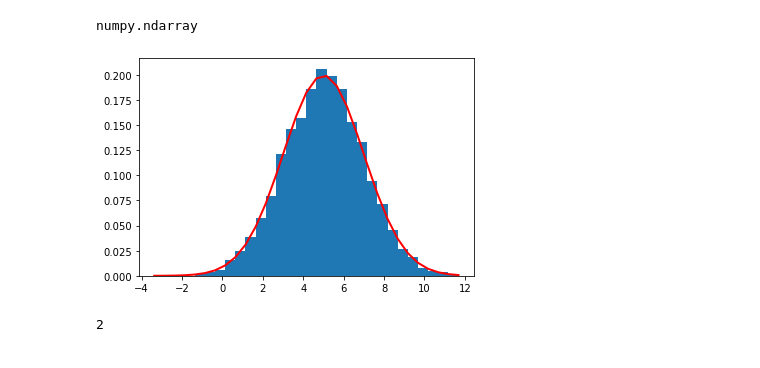
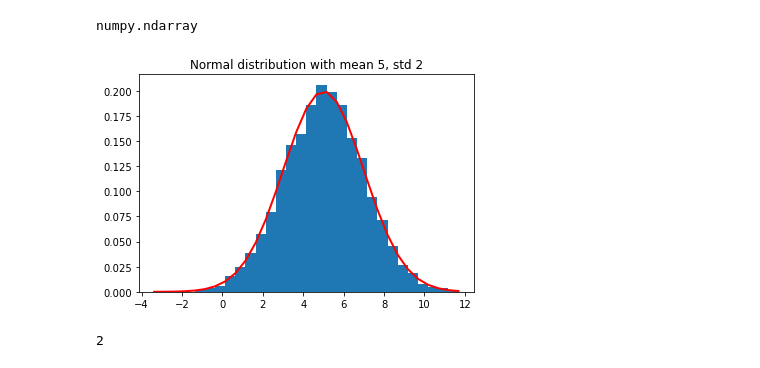
Before and after one commit to sicajc/EC_course_HW, a Jupyter notebook: Week2/hw2_7111064108.ipynb, the cells around one changed output. Cells and saved outputs as stored; diff of their text form; code cells hidden in the pictures.

```diff
--- a/Week2/hw2_7111064108.ipynb
+++ b/Week2/hw2_7111064108.ipynb
@@ -34,15 +36,15 @@ numpy.ndarray
 # %%
 count, bins, ignored = plt.hist(sample, 30, density=True)
 
 plt.plot(bins, 1/(sigma * np.sqrt(2 * np.pi)) *
 
                np.exp( - (bins - mu)**2 / (2 * sigma**2) ),
 
          linewidth=2, color='r')
-
+plt.title(f"Normal distribution with mean {mu}, std {sigma}")
 plt.show()
 # %% [output]
-[figure, old version]
+[figure, new version]
 # %%
 import random
 from random import randint
```
Also changed, not shown: parts of 1 cell of this notebook.
